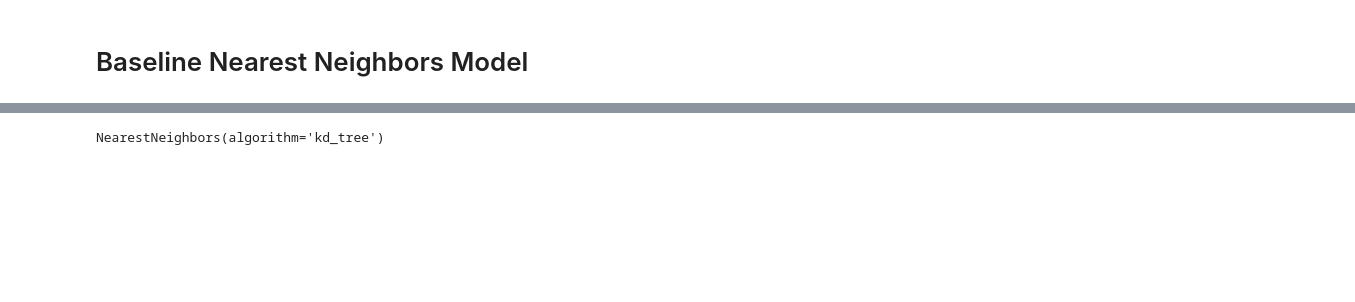
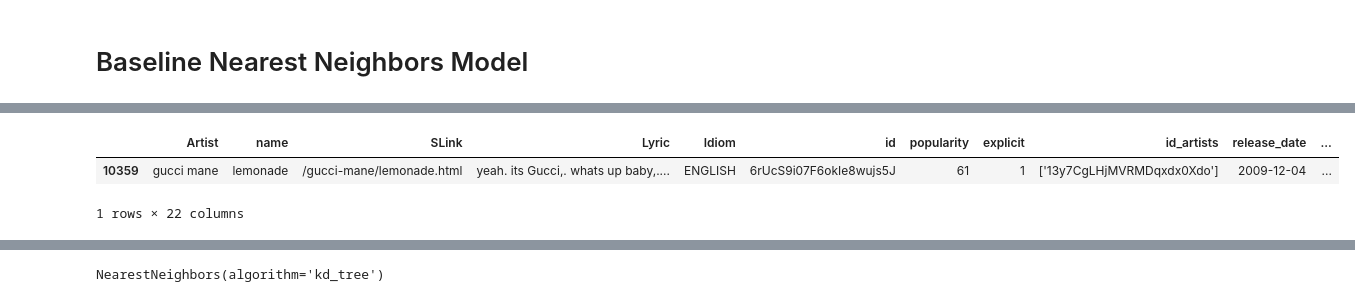
Before and after one commit to ttdsft15-Spotify/Spotify-Song-Suggester, a Jupyter notebook: python_notebooks/NearestNeighborsModel.ipynb, the cells around one changed output, grey strips where cells are left out. Drawn from its saved outputs; the diff is of its cells as text; code cells hidden in the pictures; blank space fills up the shorter version.

```diff
--- a/python_notebooks/NearestNeighborsModel.ipynb
+++ b/python_notebooks/NearestNeighborsModel.ipynb
@@ -139,2 +87,12 @@ user_selected_artist = 'led zeppelin'
 # %%
+# user selects what song
+user_selected_song = 'lemonade'
+user_selected_artist = 'gucci mane'
+
 song_row = df_merged[(df_merged['name'] == user_selected_song) & (df_merged['Artist'] == user_selected_artist)]
+
+song_row
+# %% [output]
+|  | Artist | name | SLink | Lyric | Idiom | id | popularity | explicit | id_artists | release_date | ... |
+| 10359 | gucci mane | lemonade | /gucci-mane/lemonade.html | yeah. its Gucci,. whats up baby,.... | ENGLISH | 6rUcS9i07F6okIe8wujs5J | 61 | 1 | ['13y7CgLHjMVRMDqxdx0Xdo'] | 2009-12-04 | ... |
+1 rows × 22 columns
```
Also changed, not shown: parts of 18 cells of this notebook.
